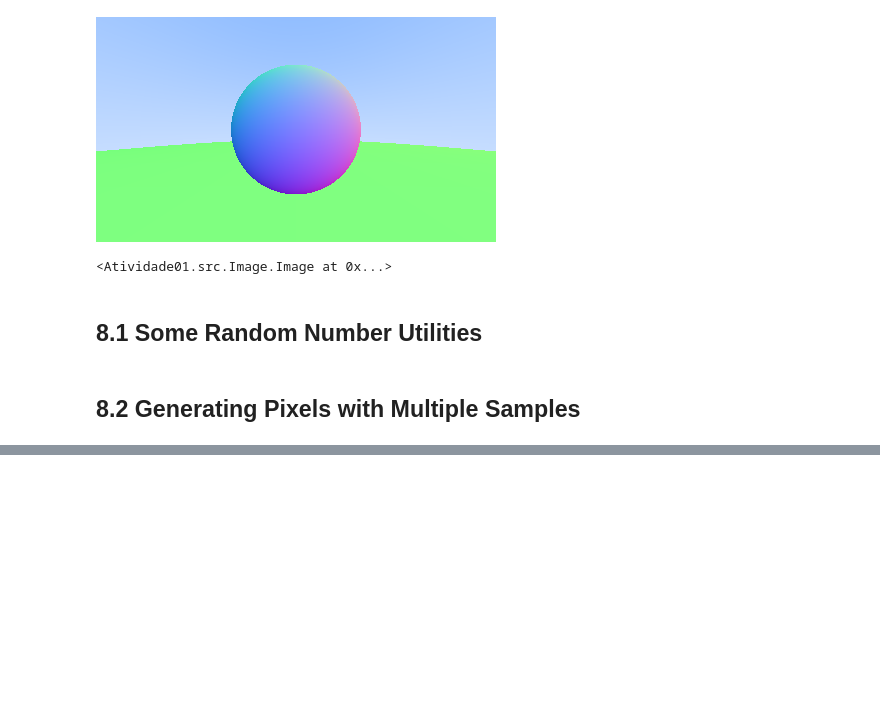
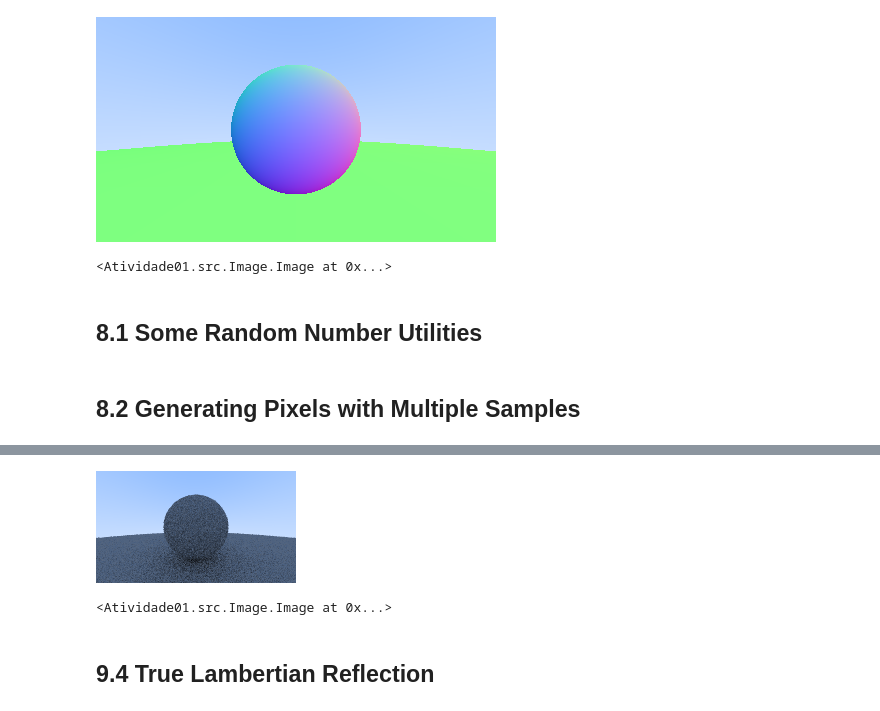
Before and after one commit to GregorioFornetti/atividades-cg, a Jupyter notebook: tutorial/tutorial.ipynb, the cells around one changed output, grey strips where cells are left out. Saved outputs shown, nothing was run; the diff lists cells and outputs as text; code cells hidden in the pictures; blank space fills up the shorter version.

```diff
--- a/tutorial/tutorial.ipynb
+++ b/tutorial/tutorial.ipynb
@@ -655,0 +1458,13 @@ camera.render(world, '8-antialiased.png')
+# %%
+camera = Camera(image_width=200, samples_per_pixel=10, max_depth=10)
+
+world = HittableList()
+world.add(Sphere(Point3([0, 0, -1]), 0.5))
+world.add(Sphere(Point3([0, -100.5, -1]), 100))
+
+camera.render(world, '11-no-acne-simplified-difuse.png')
+# %% [output]
+[figure, added]
+<Atividade01.src.Image.Image at 0x...>
+# %% [markdown]
+## 9.4 True Lambertian Reflection
```
Also changed, not shown: parts of 15 cells of this notebook, 7 other files.
